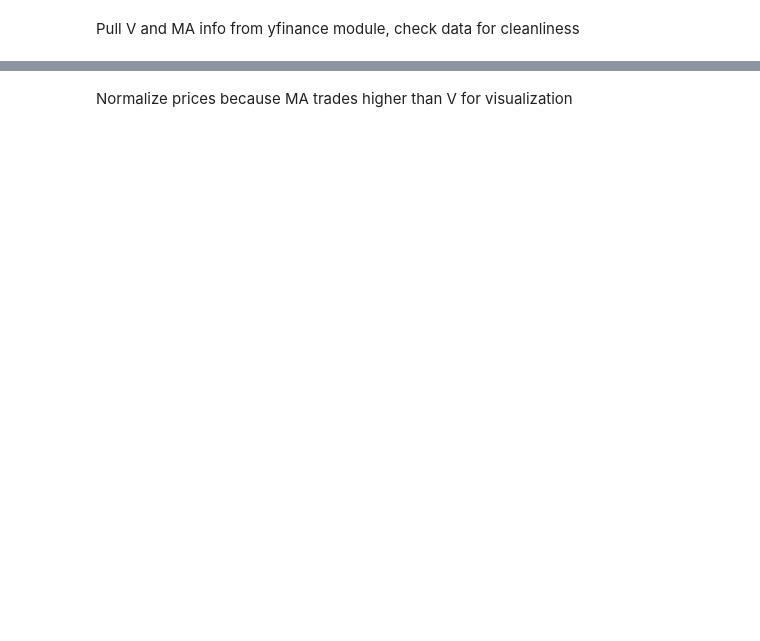
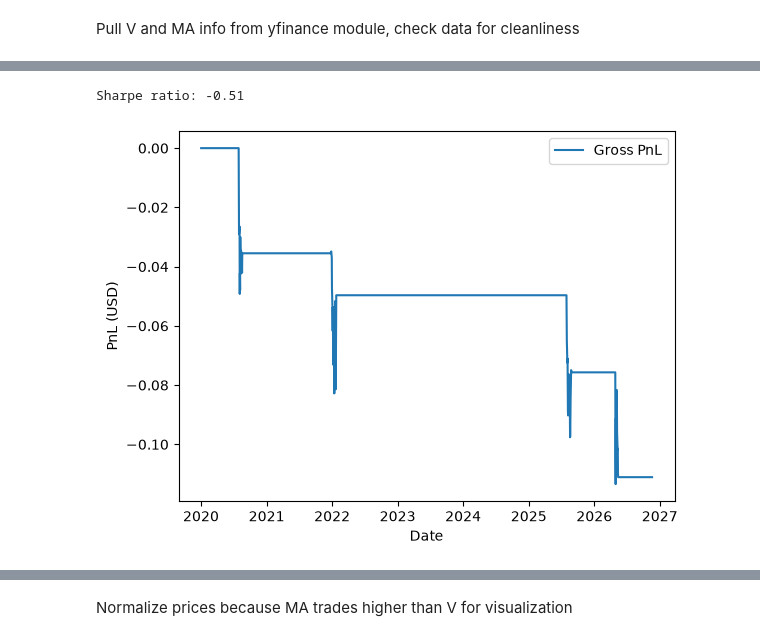
Before and after one commit to NathanAlukka/CMDA3654Project, a Jupyter notebook: project/pairs-trader.ipynb, the cells around one changed output, grey strips where cells are left out. Drawn from its saved outputs; the diff is of its cells as text; code cells hidden in the pictures; blank space fills up the shorter version.

```diff
--- a/project/pairs-trader.ipynb
+++ b/project/pairs-trader.ipynb
@@ -71 +173,25 @@ Three DataFrames:
+# %%
+df["pnl_x"] = 0.0
+df["pnl_y"] = 0.0
+df.iloc[:-1, df.columns.get_loc("pnl_x")] = df["position x"].iloc[:-1].values * df["MA"].diff()[1:].values
+df.iloc[:-1, df.columns.get_loc("pnl_y")] = df["position y"].iloc[:-1].values * df["V"].diff()[1:].values
+
+df["volume_x"] = df["position x"].diff().abs()
+df["volume_y"] = df["position y"].diff().abs()
+
+df["gross_pnl"] = (df["pnl_x"] + df["pnl_y"])
+
+# Plot and print results
+daily_pnl = df["gross_pnl"].groupby(df.index.date).sum()
+sr = daily_pnl.mean() / daily_pnl.std() * 252**.5
+print(f"Sharpe ratio: {sr:.2f}")
+
+plt.plot(df["gross_pnl"].cumsum(), label="Gross PnL")
+plt.xlabel("Date")
+plt.ylabel("PnL (USD)")
+plt.legend()
+plt.show()
+# %% [output]
+Sharpe ratio: -0.51
+[figure, added]
 # %%
```
Also changed, not shown: parts of 15 cells of this notebook.
